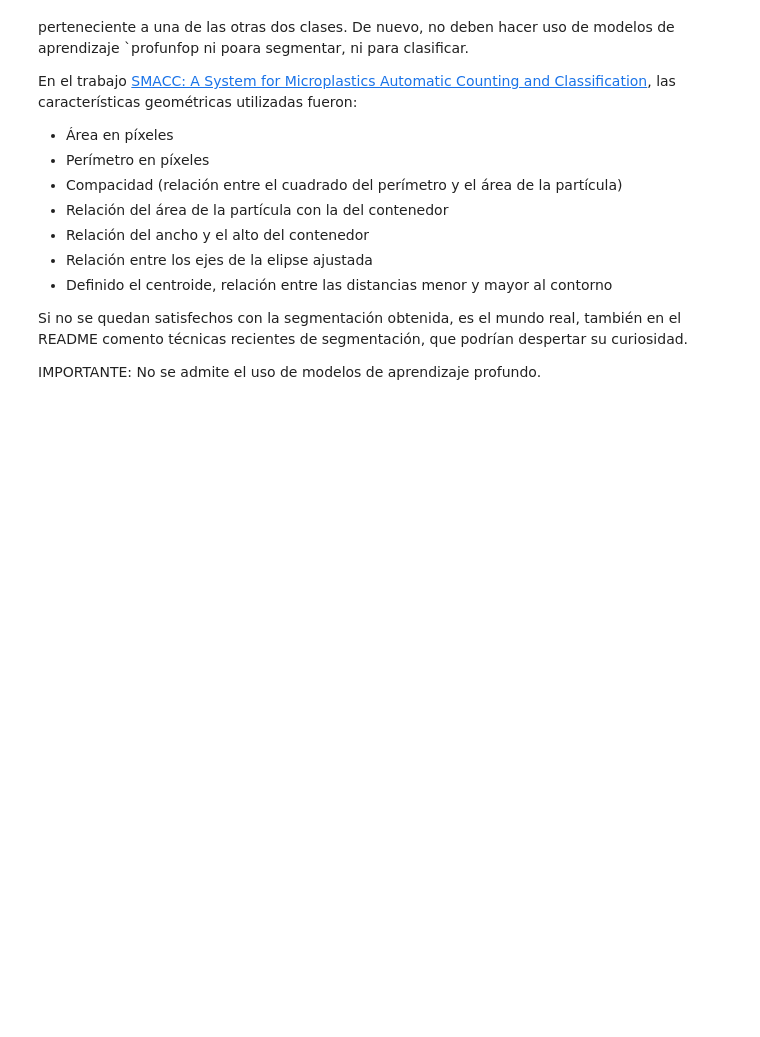
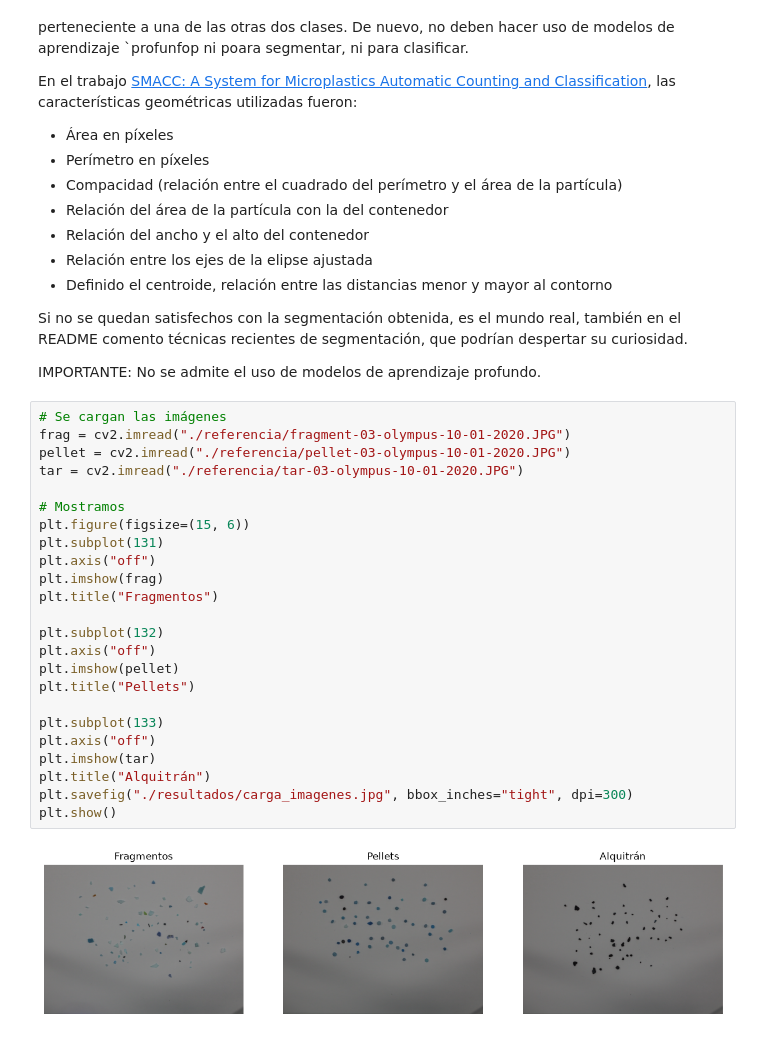
Before and after one commit to Neestoor13/Practicas_VC_2026-2027, a Jupyter notebook: P3/main.ipynb, the cells around one changed output. Cells and saved outputs as stored; diff of their text form; blank space fills up the shorter version.

```diff
--- a/P3/main.ipynb
+++ b/P3/main.ipynb
@@ -448,3 +455,29 @@ En el trabajo [SMACC: A System for Microplastics Automatic Counting and Classifi
 Si no se quedan satisfechos con la segmentación obtenida, es el mundo real, también en el README comento técnicas recientes de segmentación, que podrían despertar su curiosidad.
 
 IMPORTANTE: No se admite el uso de modelos de aprendizaje profundo.
+# %%
+# Se cargan las imágenes
+frag = cv2.imread("./referencia/fragment-03-olympus-10-01-2020.JPG")
+pellet = cv2.imread("./referencia/pellet-03-olympus-10-01-2020.JPG")
+tar = cv2.imread("./referencia/tar-03-olympus-10-01-2020.JPG")
+
+# Mostramos
+plt.figure(figsize=(15, 6))
+plt.subplot(131)
+plt.axis("off")
+plt.imshow(frag)
+plt.title("Fragmentos")
+
+plt.subplot(132)
+plt.axis("off")
+plt.imshow(pellet)
+plt.title("Pellets")
+
+plt.subplot(133)
+plt.axis("off")
+plt.imshow(tar)
+plt.title("Alquitrán")
+plt.savefig("./resultados/carga_imagenes.jpg", bbox_inches="tight", dpi=300)
+plt.show()
+# %% [output]
+[figure, added]
```
Also changed, not shown: parts of 16 cells of this notebook, 11 other files.
